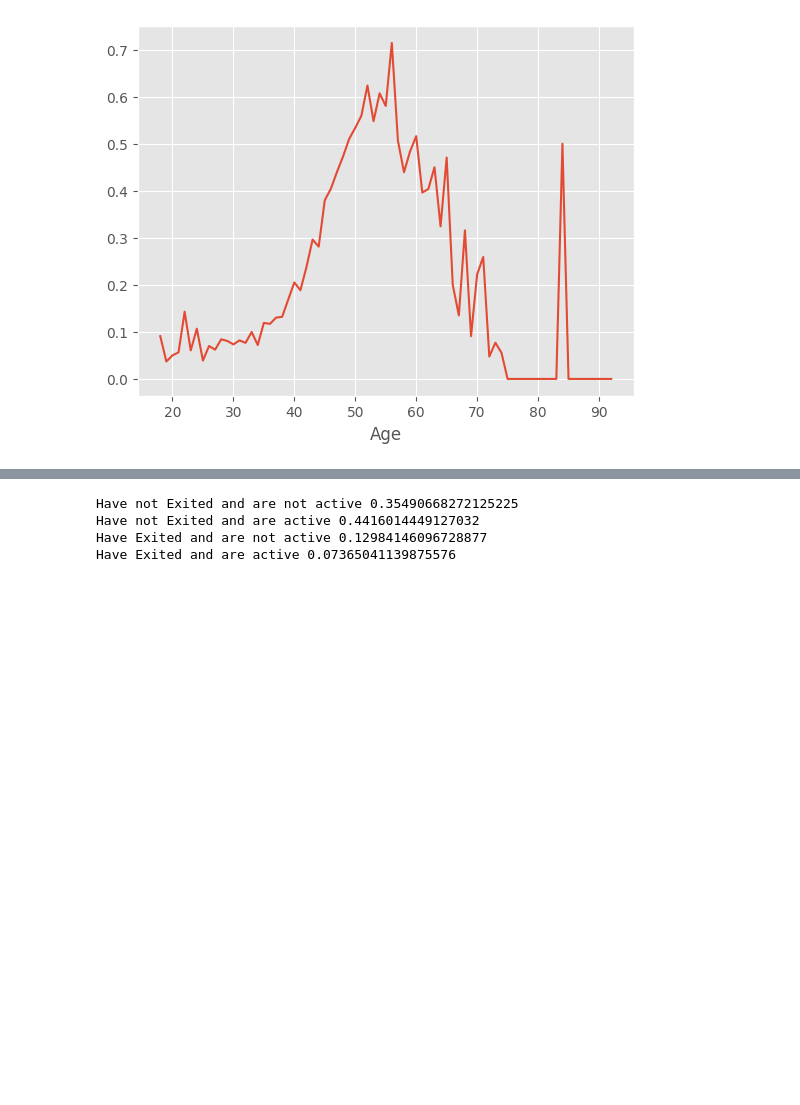
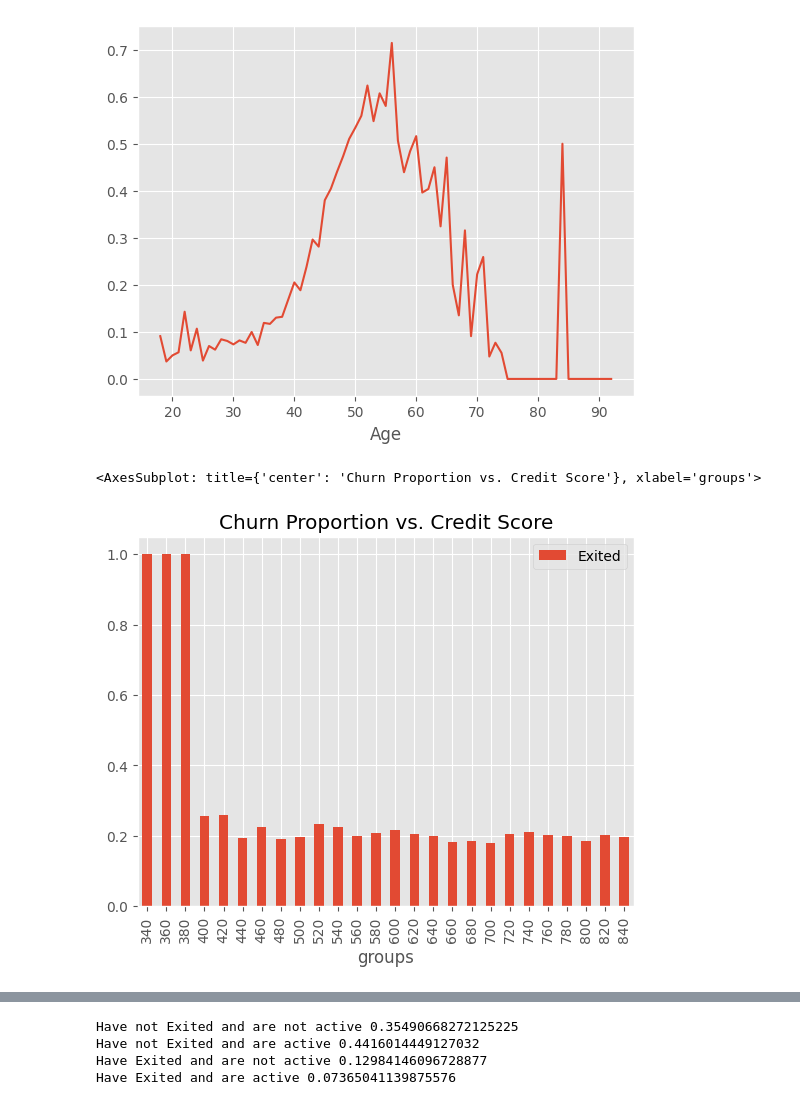
Before and after one commit to DhruvK0/TCG-Tech-Final-Project-2022, a Jupyter notebook: notebook_Mihir.ipynb, the cells around one changed output, grey strips where cells are left out. Drawn from its saved outputs; the diff is of its cells as text; code cells hidden in the pictures; blank space fills up the shorter version.

```diff
--- a/notebook_Mihir.ipynb
+++ b/notebook_Mihir.ipynb
@@ -81,5 +81,33 @@ answer_words.groupby("Age").sum()
 | 92 | 1458 | 4 | 247589.55 | 3.0 | 1 | 2 | 230000.82 | 0.0 |
 70 rows × 8 columns
 [figure]
+# %%
+#Percentage Churn by Credit Score
+Under = answer_words.groupby("CreditScore").count().get("Exited")
+Over = answer_words.groupby("CreditScore").sum().get("Exited")#.astype(np.int64)
+a = Over/Under
+j = np.array([])
+j = a
+a
+dat = pd.DataFrame().assign(val = a)
+dat
+#.assign(ChurnNumber = j)
+#dat = dat.reset_index()
+#dat.plot(kind = "scatter", x = "CreditScore", y = "ChurnNumber")#, bins=np.arange(350,850, 10))
+
+#answer_words.groupby("CreditScore").sum()
+#dat
+#j.plot(kind = "line")
+
+def credit_group(val):
+    return int(val/20)*20
+
+cr_churns = answer_words[["CreditScore", "Exited"]]
+cr_churns = cr_churns.assign(groups=cr_churns.get("CreditScore").apply(credit_group))
+cr_churns=cr_churns.groupby("groups").mean().drop(columns=["CreditScore"])
+cr_churns.plot(kind="bar",title="Churn Proportion vs. Credit Score")
+# %% [output]
+<AxesSubplot: title={'center': 'Churn Proportion vs. Credit Score'}, xlabel='groups'>
+[figure, added]
 # %%
 #Percentage Churn by Credit Score
```
Also changed, not shown: parts of 2 cells of this notebook.
